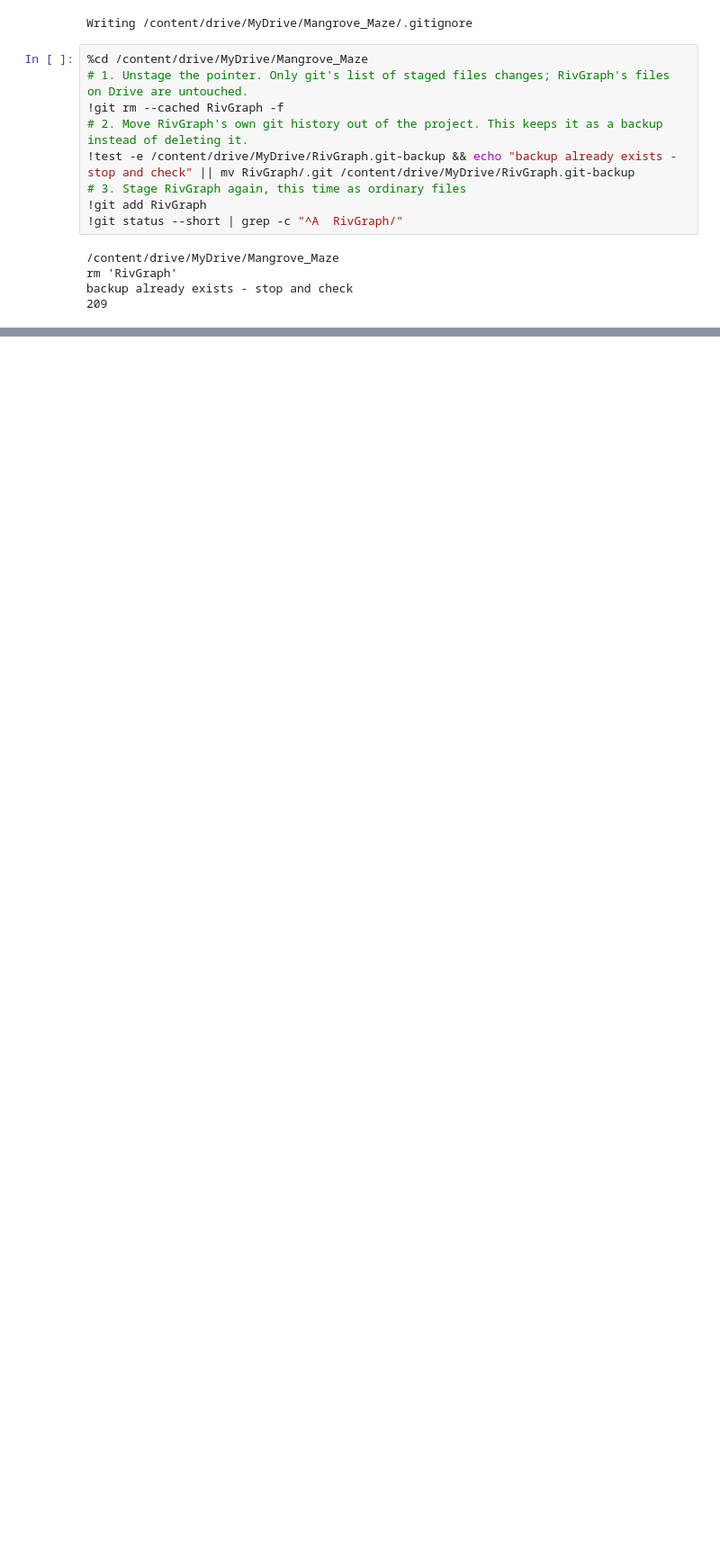
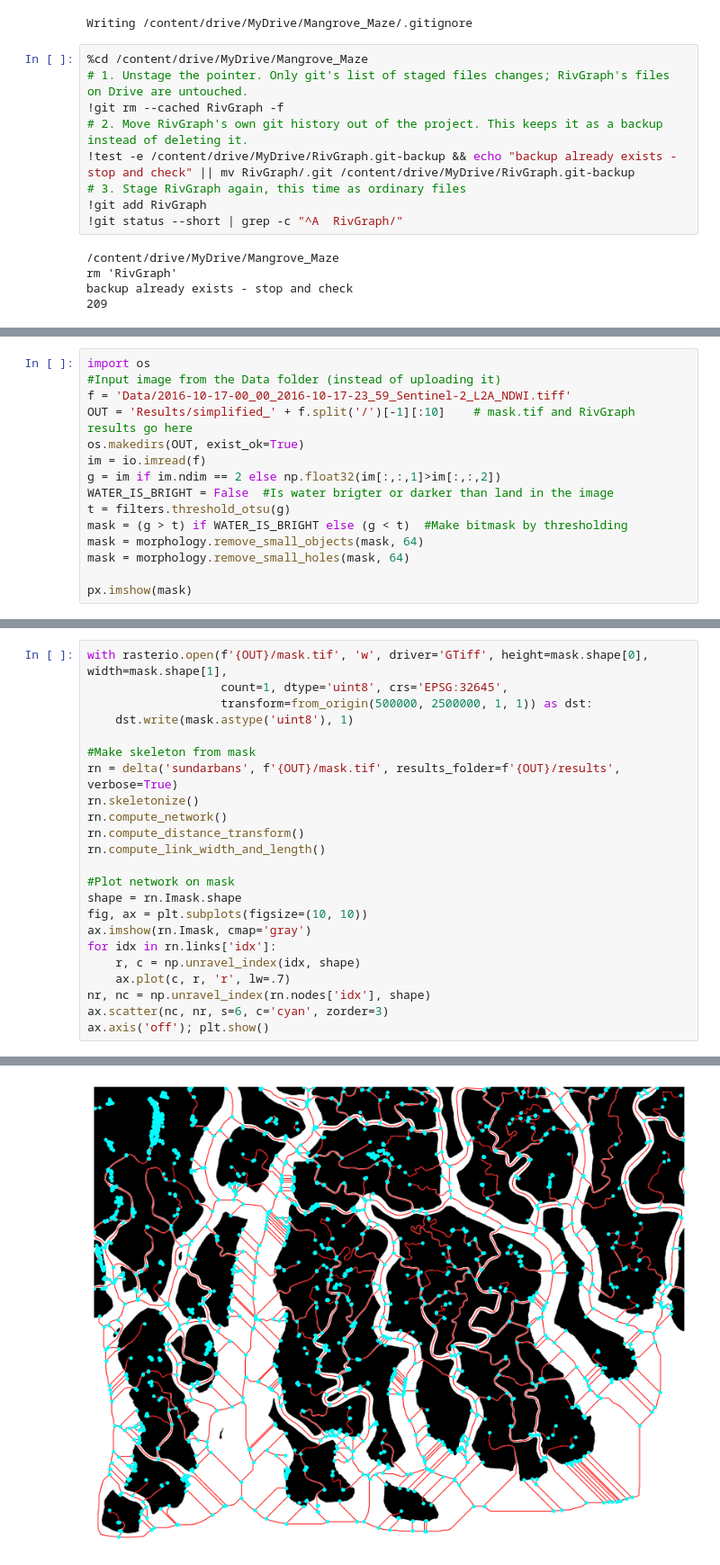
Before and after one commit to KirthiManjunath/Mangrove-network, a Jupyter notebook: Mangroves.ipynb, the cells around one changed output, grey strips where cells are left out. Shown at 90% size. Drawn from its saved outputs; the diff is of its cells as text; blank space fills up the shorter version.

Commit message:
Graph generation

```diff
--- a/Mangroves.ipynb
+++ b/Mangroves.ipynb
@@ -213,0 +229,15 @@ hint: See "git help submodule" for more information.
+# %%
+import os
+#Input image from the Data folder (instead of uploading it)
+f = 'Data/2016-10-17-00_00_2016-10-17-23_59_Sentinel-2_L2A_NDWI.tiff'
+OUT = 'Results/simplified_' + f.split('/')[-1][:10]    # mask.tif and RivGraph results go here
+os.makedirs(OUT, exist_ok=True)
+im = io.imread(f)
+g = im if im.ndim == 2 else np.float32(im[:,:,1]>im[:,:,2])
+WATER_IS_BRIGHT = False  #Is water brigter or darker than land in the image
+t = filters.threshold_otsu(g)
+mask = (g > t) if WATER_IS_BRIGHT else (g < t)  #Make bitmask by thresholding
+mask = morphology.remove_small_objects(mask, 64)
+mask = morphology.remove_small_holes(mask, 64)
+
+px.imshow(mask)
@@ -213,0 +246,24 @@ hint: See "git help submodule" for more information.
+# %%
+with rasterio.open(f'{OUT}/mask.tif', 'w', driver='GTiff', height=mask.shape[0], width=mask.shape[1],
+                   count=1, dtype='uint8', crs='EPSG:32645',
+                   transform=from_origin(500000, 2500000, 1, 1)) as dst:
+    dst.write(mask.astype('uint8'), 1)
+
+#Make skeleton from mask
+rn = delta('sundarbans', f'{OUT}/mask.tif', results_folder=f'{OUT}/results', verbose=True)
+rn.skeletonize()
+rn.compute_network()
+rn.compute_distance_transform()
+rn.compute_link_width_and_length()
+
+#Plot network on mask
+shape = rn.Imask.shape
+fig, ax = plt.subplots(figsize=(10, 10))
+ax.imshow(rn.Imask, cmap='gray')
+for idx in rn.links['idx']:
+    r, c = np.unravel_index(idx, shape)
+    ax.plot(c, r, 'r', lw=.7)
+nr, nc = np.unravel_index(rn.nodes['idx'], shape)
+ax.scatter(nc, nr, s=6, c='cyan', zorder=3)
+ax.axis('off'); plt.show()
+# %% [output]
@@ -213,0 +279 @@ hint: See "git help submodule" for more information.
+[figure, added]
```
Also changed, not shown: parts of 13 cells of this notebook, 9 other files.
